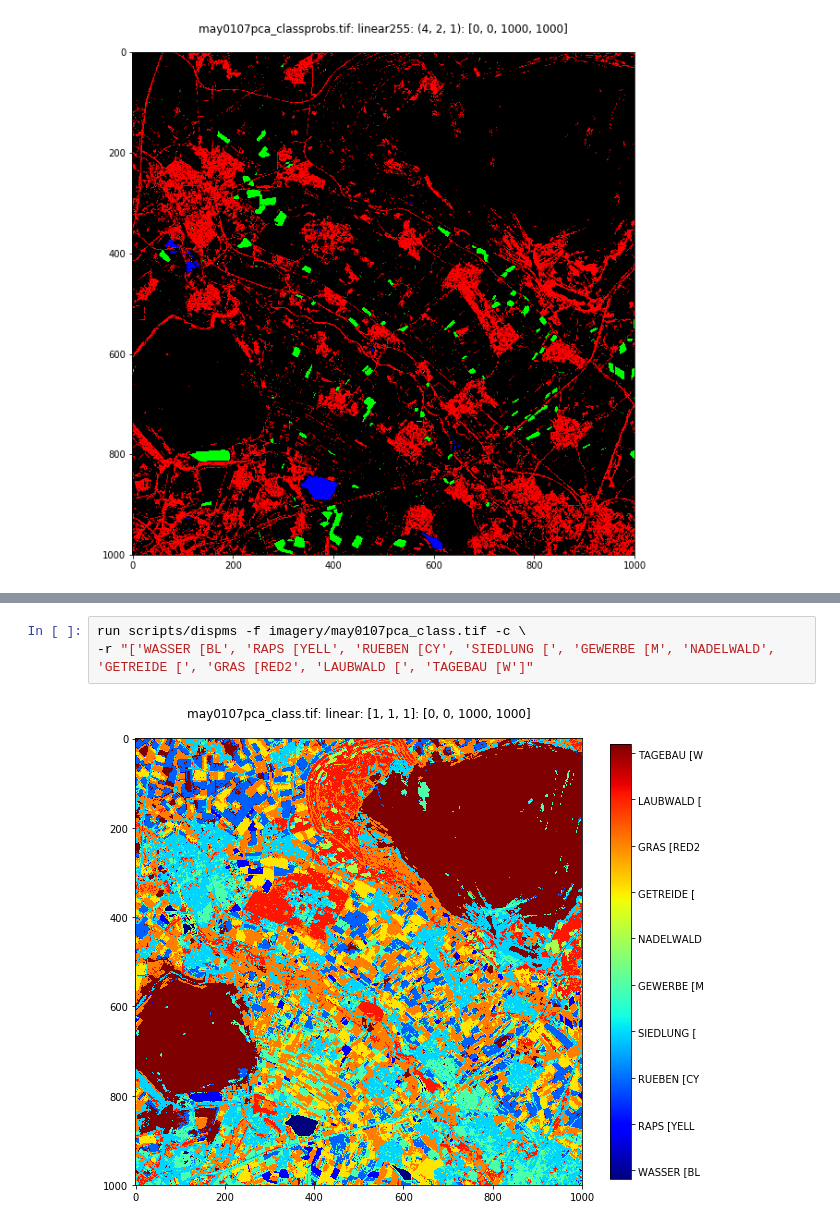
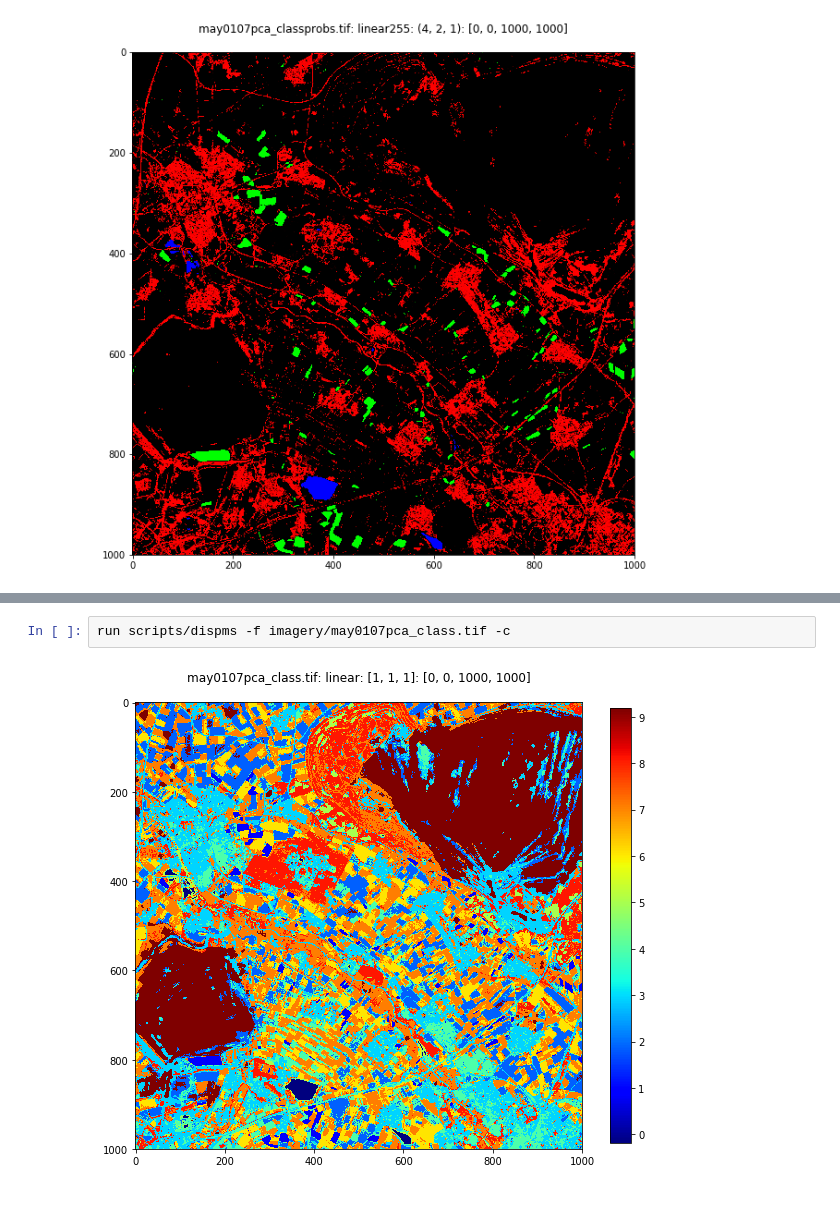
Before and after one commit to mortcanty/CRC4Docker, a Jupyter notebook: src/Chapter6.ipynb, the cells around one changed output, grey strips where cells are left out. Saved outputs shown, nothing was run; the diff lists cells and outputs as text.

```diff
--- a/src/Chapter6.ipynb
+++ b/src/Chapter6.ipynb
@@ -183,5 +255,4 @@ done
 # %%
-run scripts/dispms -f imagery/may0107pca_class.tif -c \
--r "['WASSER [BL', 'RAPS [YELL', 'RUEBEN [CY', 'SIEDLUNG [', 'GEWERBE [M', 'NADELWALD', 'GETREIDE [', 'GRAS [RED2', 'LAUBWALD [', 'TAGEBAU [W']"
+run scripts/dispms -f imagery/may0107pca_class.tif -c
 # %% [output]
-[figure, old version]
+[figure, new version]
```
Also changed, not shown: parts of 11 cells of this notebook, 3 other files.
